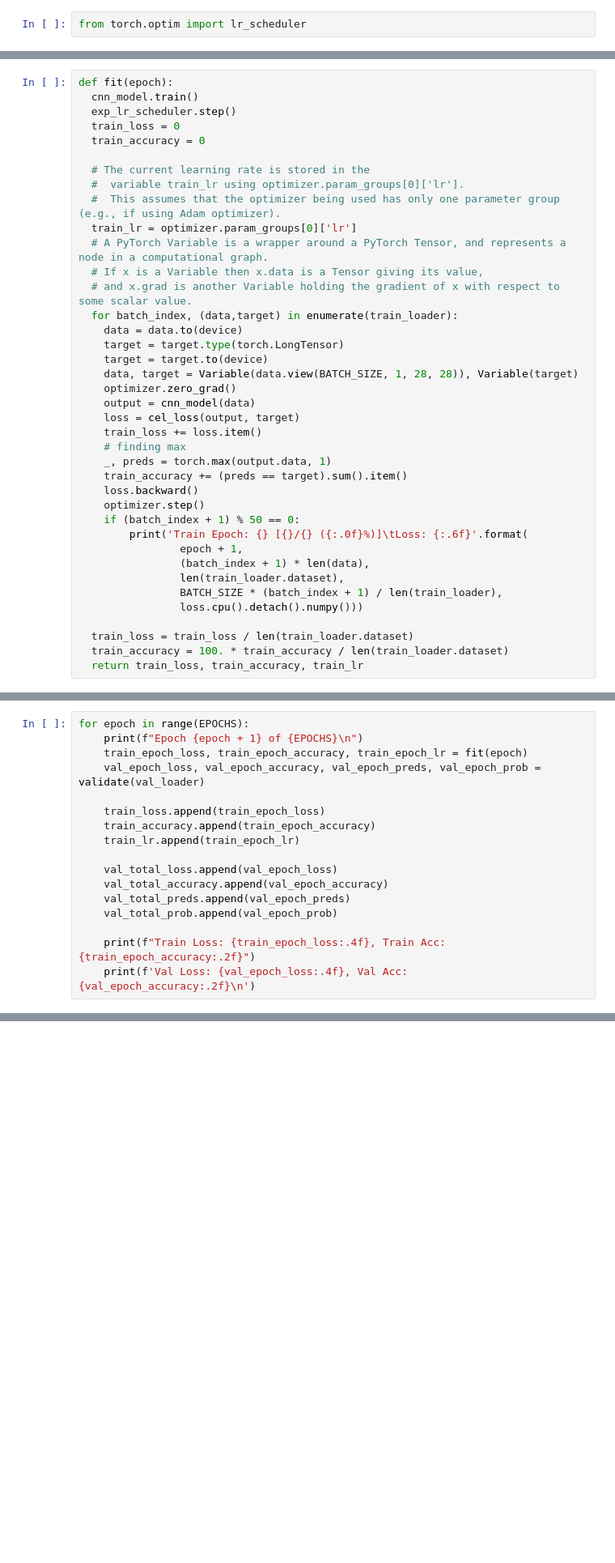
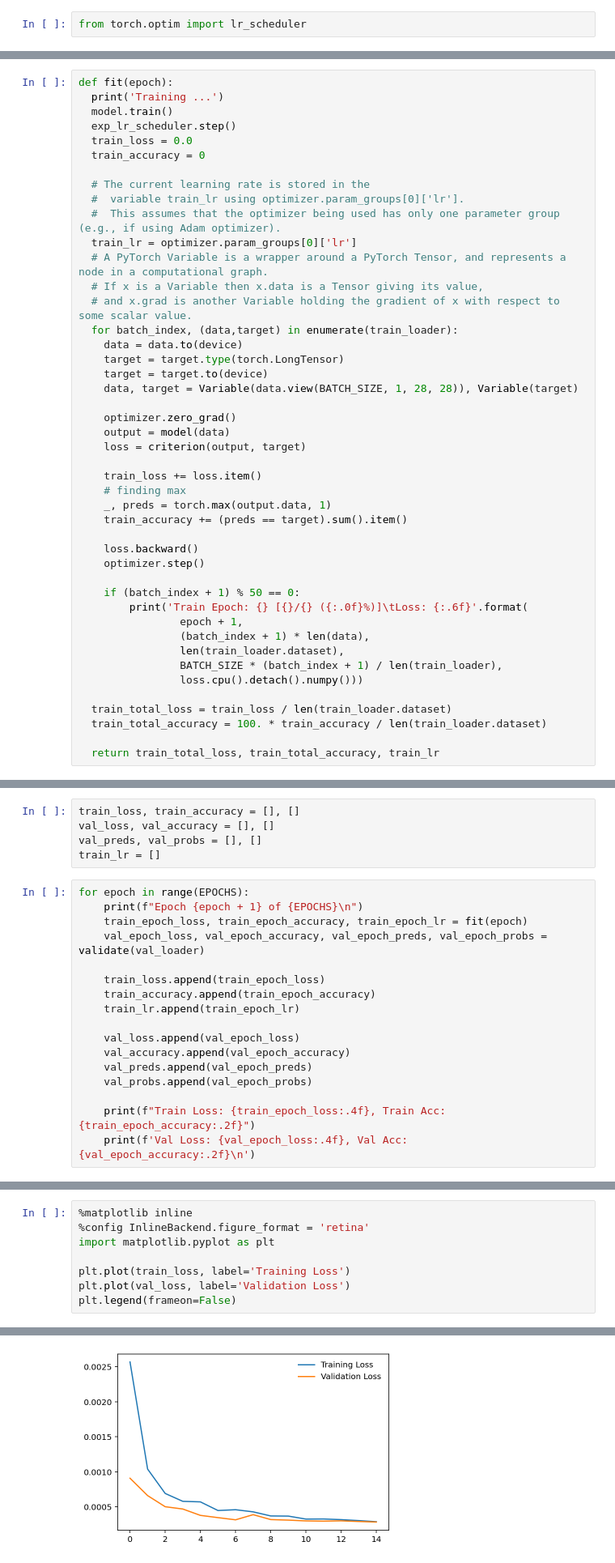
Before and after one commit to rojinakashefi/MachineLearning-Projects, a Jupyter notebook: digit recognizer using PyTorch/DigitRecognizer_PyTorch.ipynb, the cells around one changed output, grey strips where cells are left out. Shown at 81% size. Saved outputs shown, nothing was run; the diff lists cells and outputs as text; blank space fills up the shorter version.

```diff
--- a/digit recognizer using PyTorch/DigitRecognizer_PyTorch.ipynb
+++ b/digit recognizer using PyTorch/DigitRecognizer_PyTorch.ipynb
@@ -195,8 +183,9 @@ from torch.autograd import Variable
 # %%
 def fit(epoch):
-  cnn_model.train()
+  print('Training ...')
+  model.train()
   exp_lr_scheduler.step()
-  train_loss = 0
+  train_loss = 0.0
   train_accuracy = 0
 
   # The current learning rate is stored in the
@@ -211,15 +200,19 @@ def fit(epoch):
     target = target.type(torch.LongTensor)
     target = target.to(device)
     data, target = Variable(data.view(BATCH_SIZE, 1, 28, 28)), Variable(target)
+
     optimizer.zero_grad()
-    output = cnn_model(data)
-    loss = cel_loss(output, target)
+    output = model(data)
+    loss = criterion(output, target)
+
     train_loss += loss.item()
     # finding max
     _, preds = torch.max(output.data, 1)
     train_accuracy += (preds == target).sum().item()
+
     loss.backward()
     optimizer.step()
+
     if (batch_index + 1) % 50 == 0:
         print('Train Epoch: {} [{}/{} ({:.0f}%)]\tLoss: {:.6f}'.format(
                 epoch + 1,
@@ -228,8 +221,9 @@ def fit(epoch):
                 BATCH_SIZE * (batch_index + 1) / len(train_loader),
                 loss.cpu().detach().numpy()))
 
-  train_loss = train_loss / len(train_loader.dataset)
-  train_accuracy = 100. * train_accuracy / len(train_loader.dataset)
-  return train_loss, train_accuracy, train_lr
+  train_total_loss = train_loss / len(train_loader.dataset)
+  train_total_accuracy = 100. * train_accuracy / len(train_loader.dataset)
+
+  return train_total_loss, train_total_accuracy, train_lr
 # %%
 def validate(data_loader):
@@ -283,17 +260,22 @@ warnings.filterwarnings("ignore")
+# %%
+train_loss, train_accuracy = [], []
+val_loss, val_accuracy = [], []
+val_preds, val_probs = [], []
+train_lr = []
 # %%
 for epoch in range(EPOCHS):
     print(f"Epoch {epoch + 1} of {EPOCHS}\n")
     train_epoch_loss, train_epoch_accuracy, train_epoch_lr = fit(epoch)
-    val_epoch_loss, val_epoch_accuracy, val_epoch_preds, val_epoch_prob = validate(val_loader)
+    val_epoch_loss, val_epoch_accuracy, val_epoch_preds, val_epoch_probs = validate(val_loader)
 
     train_loss.append(train_epoch_loss)
     train_accuracy.append(train_epoch_accuracy)
     train_lr.append(train_epoch_lr)
 
-    val_total_loss.append(val_epoch_loss)
-    val_total_accuracy.append(val_epoch_accuracy)
-    val_total_preds.append(val_epoch_preds)
-    val_total_prob.append(val_epoch_prob)
+    val_loss.append(val_epoch_loss)
+    val_accuracy.append(val_epoch_accuracy)
+    val_preds.append(val_epoch_preds)
+    val_probs.append(val_epoch_probs)
 
     print(f"Train Loss: {train_epoch_loss:.4f}, Train Acc: {train_epoch_accuracy:.2f}")
     print(f'Val Loss: {val_epoch_loss:.4f}, Val Acc: {val_epoch_accuracy:.2f}\n')
@@ -330,0 +307,9 @@ y_pred_classes = val_preds[EPOCHS - 1].cpu().numpy().ravel()
+# %%
+%matplotlib inline
+%config InlineBackend.figure_format = 'retina'
+import matplotlib.pyplot as plt
+
+plt.plot(train_loss, label='Training Loss')
+plt.plot(val_loss, label='Validation Loss')
+plt.legend(frameon=False)
+# %% [output]
@@ -330,0 +317 @@ y_pred_classes = val_preds[EPOCHS - 1].cpu().numpy().ravel()
+[figure, added]
```
Also changed, not shown: parts of 32 cells of this notebook.
